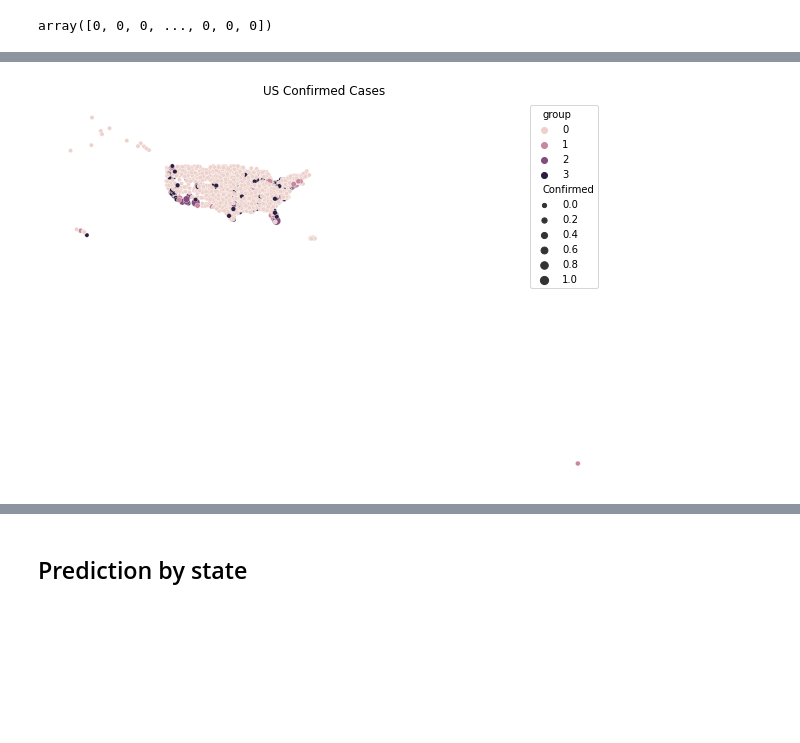
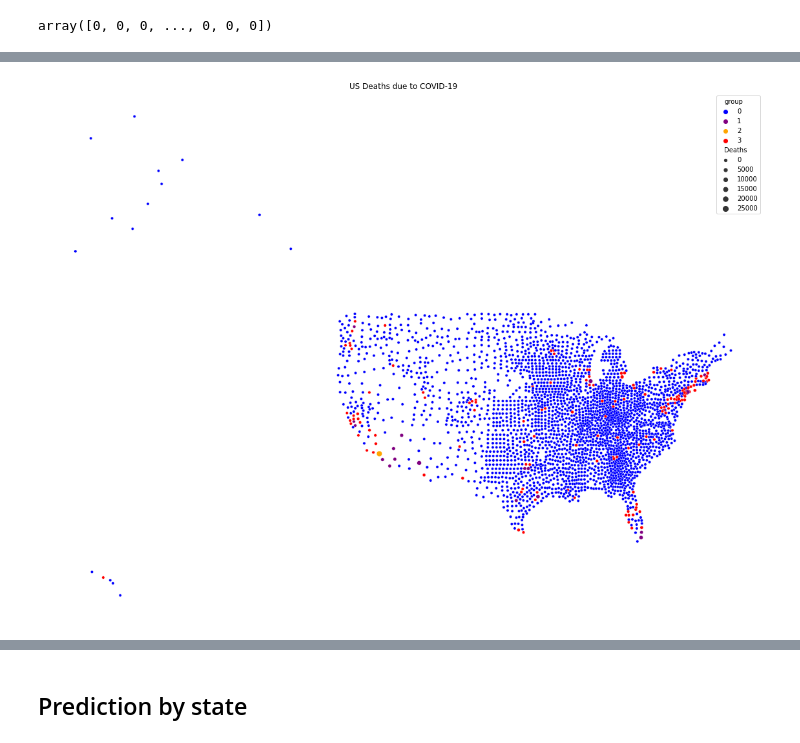
Before and after one commit to asullivan42/COVID_Bubble_Estimator, a Jupyter notebook: Regression_Analysis.ipynb, the cells around one changed output, grey strips where cells are left out. Saved outputs shown, nothing was run; the diff lists cells and outputs as text; code cells hidden in the pictures; blank space fills up the shorter version.

```diff
--- a/Regression_Analysis.ipynb
+++ b/Regression_Analysis.ipynb
@@ -2284,10 +2310,10 @@ for n in cat_columns:
     le.fit(df6[n])
     df6[n]=le.transform(df6[n])
 # %%
-X=df6.drop('Deaths',axis=1)
-y=df6.Deaths
+X6=df6.drop('Deaths',axis=1)
+y6=df6.Deaths
 
-X_train, X_test, y_train, y_test = train_test_split(X, y, test_size = 0.25, random_state=42) # random_state used for reproducibility
-print(X_train.shape, X_test.shape)
-print(y_train.shape,y_test.shape)
+X6_train, X6_test, y6_train, y6_test = train_test_split(X6, y6, test_size = 0.25, random_state=42) # random_state used for reproducibility
+print(X6_train.shape, X6_test.shape)
+print(y6_train.shape,y6_test.shape)
 # %% [output]
@@ -2360,5 +2381,11 @@ knn.sort_index(inplace=True)
 # %%
-knn['Deaths']=y_train
+# Let's make a table with the predicted grouping part of it so we can plot this
+model =KMeans(n_clusters=4) # Using the model to categorize the entire selection of states instead of predictions
+model.fit(X6)
+knn=X6.copy()
+knn['group']=model.predict(X6)
+knn.sort_index(inplace=True)
+knn['Deaths']=y6
 knn
 # %% [output]
 |  | Admin2 | Province/State | Confirmed | Country/Region | Lat | Long_ | Total_Pop | Booster | ... |
@@ -2385,8 +2418,8 @@ sns.scatterplot(x='Confirmed',y='Total_Pop', data=knn, hue='group', size='Deaths
 # %%
-_=plt.figure(figsize=(10,7))
-_=plt.title('US Confirmed Cases')
-_=plt.axis('off')
-_=sns.scatterplot(x='Long_',y='Lat', data=knn, hue='group', size='Confirmed')
+fig=plt.figure(figsize=(20,15))
+fig=plt.title('US Deaths due to COVID-19')
+fig=plt.axis('off')
+fig=sns.scatterplot(x='Long_',y='Lat', data=knn, hue='group', size='Deaths', palette={0:'blue',1:'purple',2:'orange',3:'red'})
 plt.show()
 # %% [output]
-[figure, old version]
+[figure, new version]
```
Also changed, not shown: parts of 62 cells of this notebook, 7 other files.
